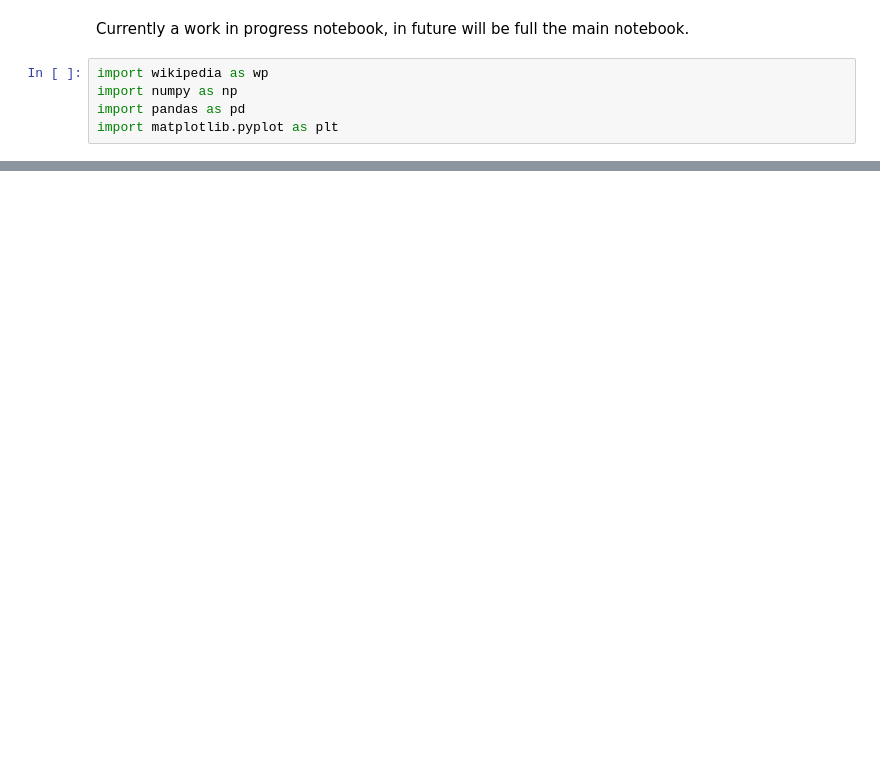
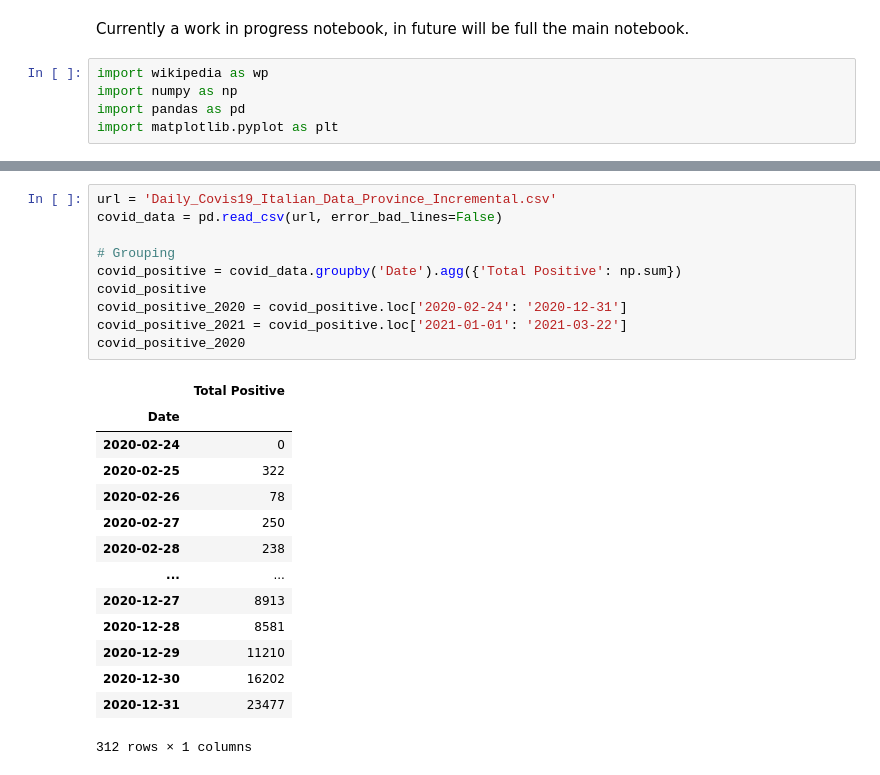
Before and after one commit to akmalsoliev/Italy-covid-visualization, a Jupyter notebook: Results.ipynb, the cells around one changed output, grey strips where cells are left out. Cells and saved outputs as stored; diff of their text form; blank space fills up the shorter version.

```diff
--- a/Results.ipynb
+++ b/Results.ipynb
@@ -65,0 +68,25 @@ italy_df
+# %%
+url = 'Daily_Covis19_Italian_Data_Province_Incremental.csv'
+covid_data = pd.read_csv(url, error_bad_lines=False)
+
+# Grouping
+covid_positive = covid_data.groupby('Date').agg({'Total Positive': np.sum})
+covid_positive
+covid_positive_2020 = covid_positive.loc['2020-02-24': '2020-12-31']
+covid_positive_2021 = covid_positive.loc['2021-01-01': '2021-03-22']
+covid_positive_2020
+# %% [output]
+|  | Total Positive |
+| Date |  |
+| 2020-02-24 | 0 |
+| 2020-02-25 | 322 |
+| 2020-02-26 | 78 |
+| 2020-02-27 | 250 |
+| 2020-02-28 | 238 |
+| ... | ... |
+| 2020-12-27 | 8913 |
+| 2020-12-28 | 8581 |
+| 2020-12-29 | 11210 |
+| 2020-12-30 | 16202 |
+| 2020-12-31 | 23477 |
+312 rows × 1 columns
```
Also changed, not shown: parts of 4 cells of this notebook, 1 other file.
